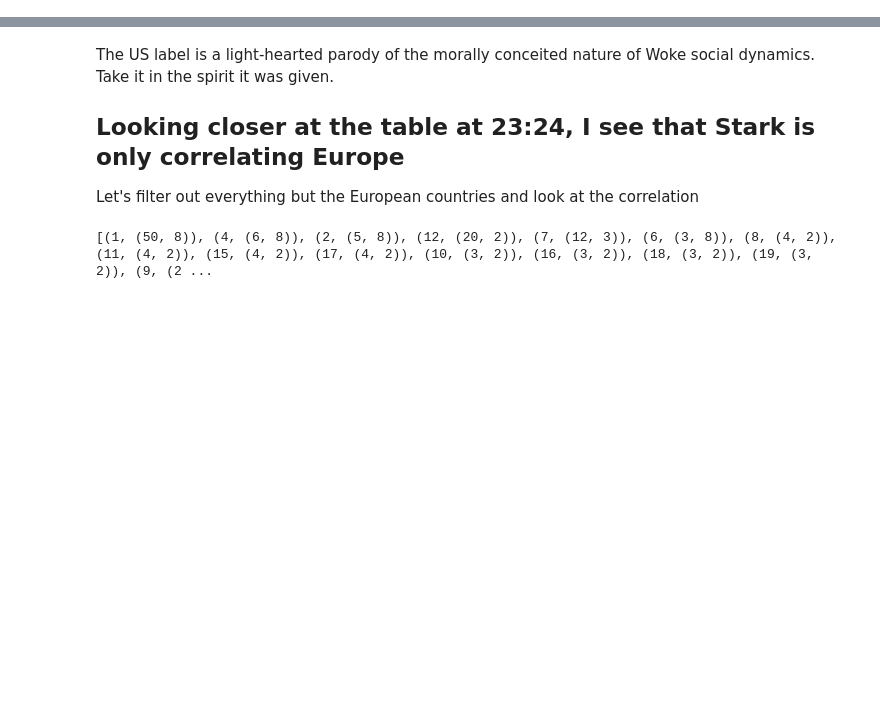
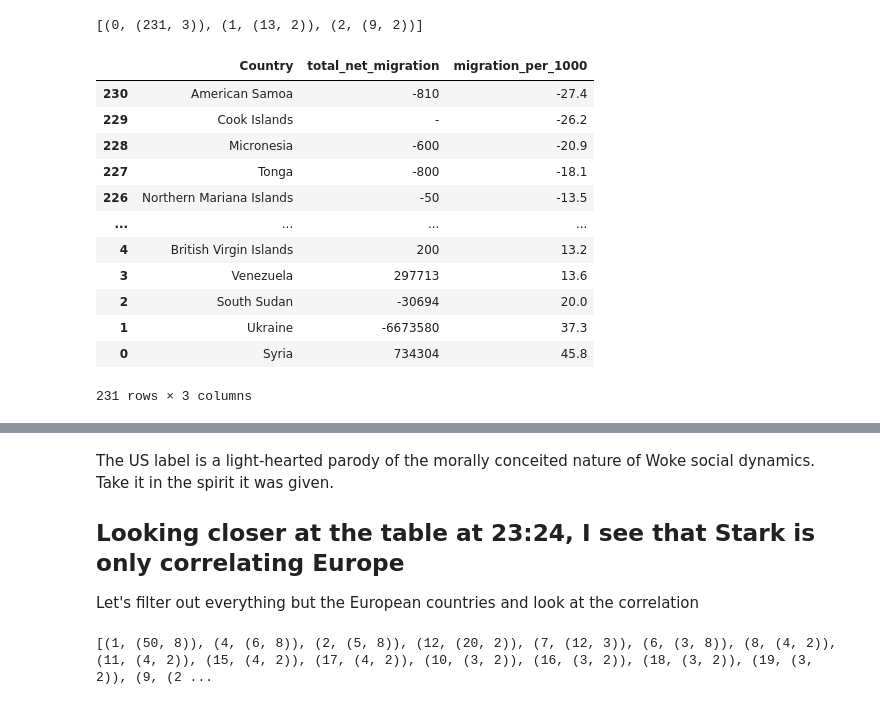
Before and after one commit to dbabbitt/StatsByCountry, a Jupyter notebook: scatterplots/Population Decline.ipynb, the cells around one changed output, grey strips where cells are left out. Cells and saved outputs as stored; diff of their text form; code cells hidden in the pictures; blank space fills up the shorter version.

```diff
--- a/scatterplots/Population Decline.ipynb
+++ b/scatterplots/Population Decline.ipynb
@@ -123,0 +93,66 @@ df.sort_values('max_similarity', ascending=False).head(20)
+# %%
+
+url = 'https://en.wikipedia.org/wiki/List_of_sovereign_states_by_net_migration_rate'
+table_dfs_list = nu.get_page_tables(url)
+# %% [output]
+[(0, (231, 3)), (1, (13, 2)), (2, (9, 2))]
+# %%
+
+net_migration_df = table_dfs_list[0].copy()
+net_migration_df.columns = ['Country', 'total_net_migration', 'migration_per_1000']
+# net_migration_df.Country = net_migration_df.Country.map(lambda x: str(x).split('*')[0].replace('\u202f', ''))
+
+mask_series = (net_migration_df.Country == 'Saint Helena, Ascension, and Tristan da Cunha')
+net_migration_df.loc[mask_series, 'Country'] = 'Saint Helena, Ascension and Tristan da Cunha'
+
+mask_series = (net_migration_df.Country == 'South Georgia and South Sandwich Islands')
+net_migration_df.loc[mask_series, 'Country'] = 'South Georgia and the South Sandwich Islands'
+
+mask_series = (net_migration_df.Country == 'Saint Barthelemy')
+net_migration_df.loc[mask_series, 'Country'] = 'Saint Barthélemy'
+
+mask_series = (net_migration_df.Country == 'Curacao')
+net_migration_df.loc[mask_series, 'Country'] = 'Curaçao'
+
+mask_series = (net_migration_df.Country == 'Vietnam')
+net_migration_df.loc[mask_series, 'Country'] = 'Viet Nam'
+
+mask_series = (net_migration_df.Country == 'Cape Verde')
+net_migration_df.loc[mask_series, 'Country'] = 'Cabo Verde'
+
+mask_series = (net_migration_df.Country == 'Macau')
+net_migration_df.loc[mask_series, 'Country'] = 'Macao'
+
+mask_series = (net_migration_df.Country == 'St. Lucia')
+net_migration_df.loc[mask_series, 'Country'] = 'Saint Lucia'
+
+mask_series = (net_migration_df.Country == 'United States')
+net_migration_df.loc[mask_series, 'Country'] = 'United States of America'
+
+mask_series = (net_migration_df.Country == 'U.S. Virgin Islands')
+net_migration_df.loc[mask_series, 'Country'] = 'Virgin Islands (U.S.)'
+
+mask_series = (net_migration_df.Country == 'Sint Maarten')
+net_migration_df.loc[mask_series, 'Country'] = 'Sint Maarten (Dutch part)'
+
+mask_series = (net_migration_df.Country == 'Turkey')
+net_migration_df.loc[mask_series, 'Country'] = 'Türkiye'
+
+mask_series = (net_migration_df.Country == 'Netherlands')
+net_migration_df.loc[mask_series, 'Country'] = 'Netherlands, Kingdom of the'
+
+net_migration_df.sort_values('migration_per_1000')
+# %% [output]
+|  | Country | total_net_migration | migration_per_1000 |
+| 230 | American Samoa | -810 | -27.4 |
+| 229 | Cook Islands | - | -26.2 |
+| 228 | Micronesia | -600 | -20.9 |
+| 227 | Tonga | -800 | -18.1 |
+| 226 | Northern Mariana Islands | -50 | -13.5 |
+| ... | ... | ... | ... |
+| 4 | British Virgin Islands | 200 | 13.2 |
+| 3 | Venezuela | 297713 | 13.6 |
+| 2 | South Sudan | -30694 | 20.0 |
+| 1 | Ukraine | -6673580 | 37.3 |
+| 0 | Syria | 734304 | 45.8 |
+231 rows × 3 columns
```
Also changed, not shown: parts of 16 cells of this notebook.
